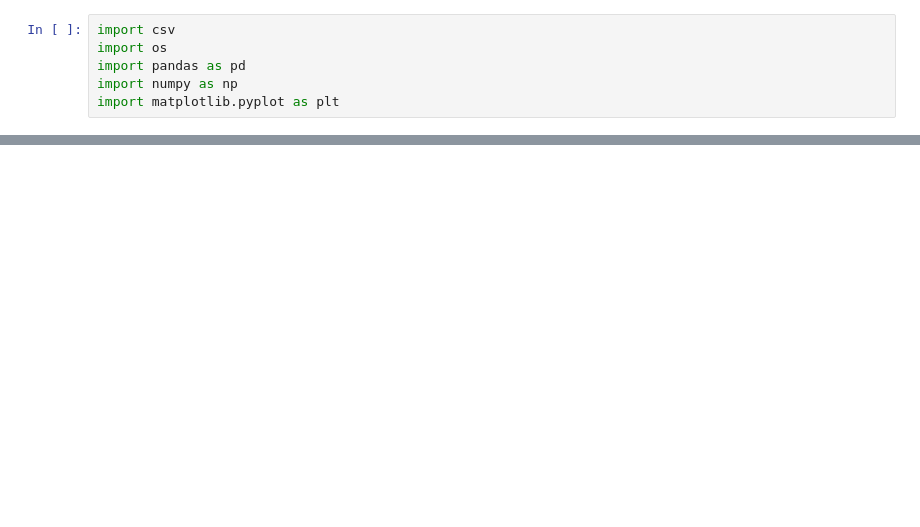
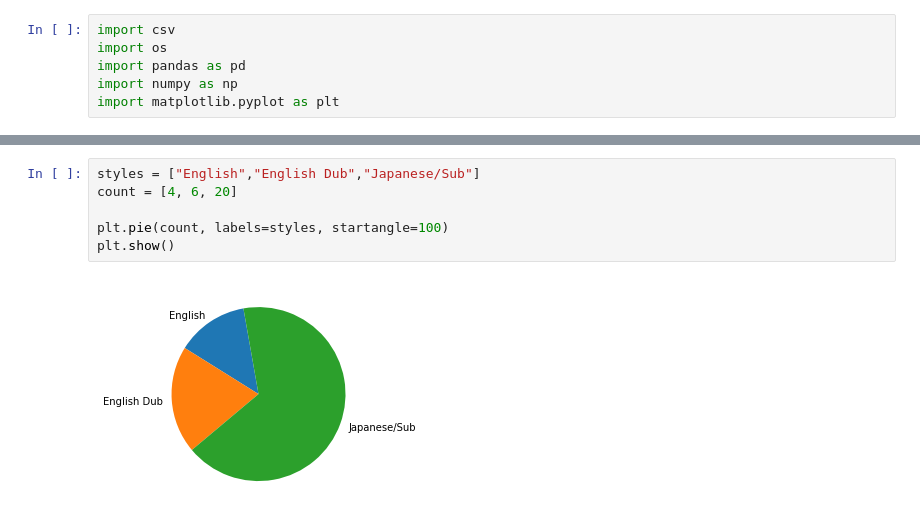
Before and after one commit to ChastityAM/Anime-Dataset, a Jupyter notebook: Anime.ipynb, the cells around one changed output, grey strips where cells are left out. Drawn from its saved outputs; the diff is of its cells as text; blank space fills up the shorter version.

```diff
--- a/Anime.ipynb
+++ b/Anime.ipynb
@@ -28,0 +129,8 @@ df
+# %%
+styles = ["English","English Dub","Japanese/Sub"]
+count = [4, 6, 20]
+
+plt.pie(count, labels=styles, startangle=100)
+plt.show()
+# %% [output]
+[figure, added]
```
Also changed, not shown: parts of 9 cells of this notebook.
